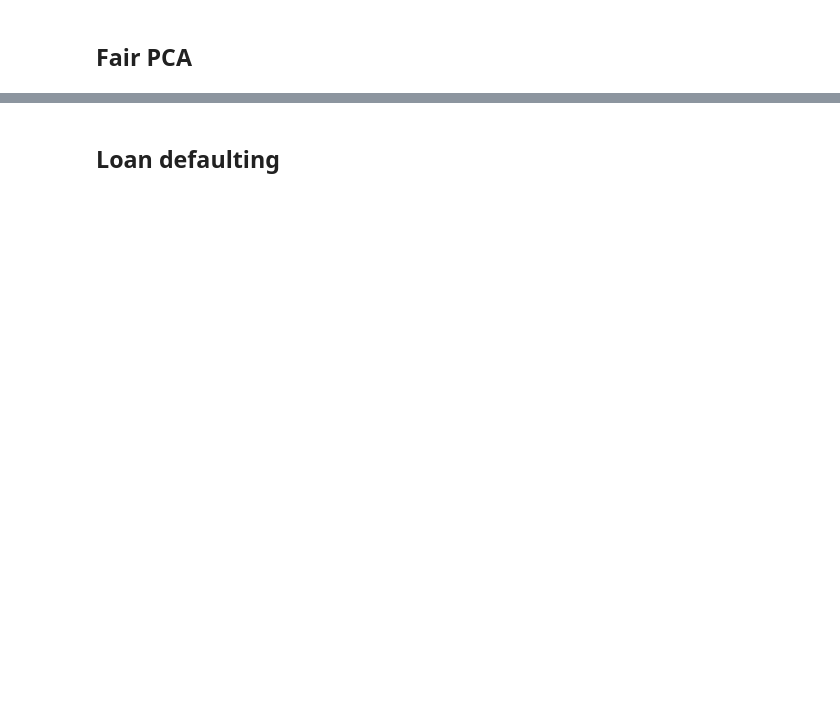
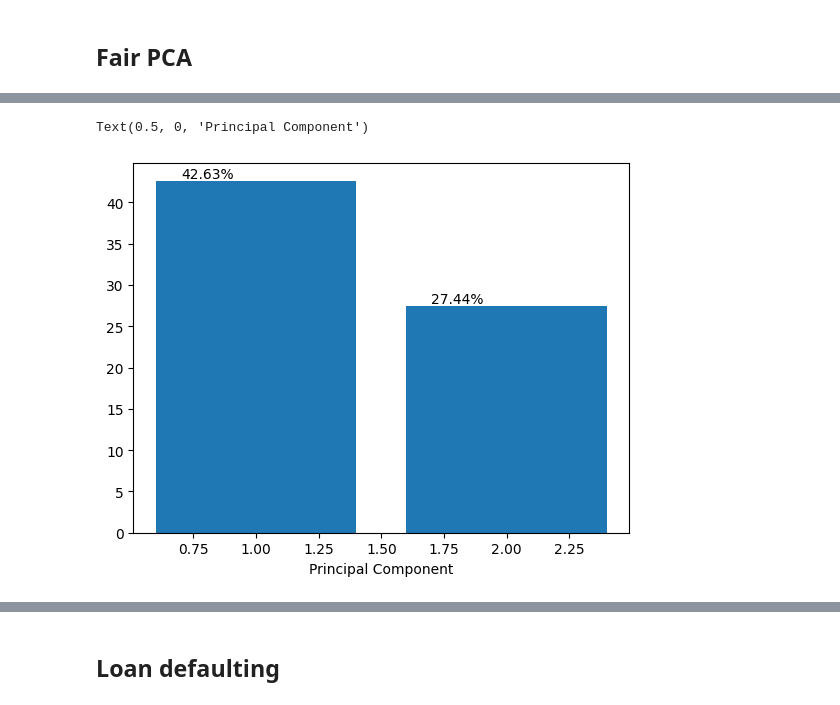
Before and after one commit to sebastianrohr/afae_assignment_2, a Jupyter notebook: exam/exam.ipynb, the cells around one changed output, grey strips where cells are left out. Cells and saved outputs as stored; diff of their text form; code cells hidden in the pictures; blank space fills up the shorter version.

```diff
--- a/exam/exam.ipynb
+++ b/exam/exam.ipynb
@@ -162,9 +203,9 @@ def calculate_balanced_accuracy_groups(y_true, y_pred, groups):
 dt = DecisionTreeClassifier(max_depth=4)
 
 # fit the model to the training data
-dt.fit(X_train, y_train)
+dt.fit(nonprotected, y_train)
 # evaluate the model on the test set
-y_pred = dt.predict(X_test)
+y_pred = dt.predict(nonprotected_test)
 metric_scores = calculate_metrics(y_test, y_pred)
 print("Balanced accuracy on test set:", metric_scores['accuracy'])
 print("Precision on test set:", metric_scores['precision'])
@@ -180,17 +231,17 @@ for key, value in fairness_metrics.items():
 # calculate uncertainty by bootstrapping
 n_bootstraps = 1000
 bootstrapped_scores = []
+interval = 0.95
 for i in range(n_bootstraps):
     # bootstrap by sampling with replacement on the prediction indices
     indices = np.random.randint(low=0, high=len(y_pred), size=len(y_pred))
     if len(np.unique(y_test[indices])) < 2:
         # We need at least one positive and one negative sample for ROC AUC
-        # to be defined: reject the sample
         continue
 
-    score = calculate_metrics(y_test[indices], y_pred[indices])['accuracy'] # accuracy
+    score = calculate_metrics(y_test[indices], y_pred[indices])['f1_score']
     bootstrapped_scores.append(score)
 
-print("Confidence interval for the accuracy score: [{:0.3f} - {:0.3}]".format(
-    np.percentile(bootstrapped_scores, 2.5),
-    np.percentile(bootstrapped_scores, 97.5)))
+print(f"Confidence interval for the f1_score [{interval}]:" + "[{:0.3f} - {:0.3}]".format(
+    np.percentile(bootstrapped_scores, ((1-interval)/2)*100),
+    np.percentile(bootstrapped_scores, (interval + (1-interval)/2)*100)))
@@ -206,0 +268,23 @@ print("Confidence interval for the accuracy score: [{:0.3f} - {:0.3}]".format(
+# %%
+# apply unfair PCA
+from sklearn.decomposition import PCA
+import matplotlib.pyplot as plt
+from sklearn.preprocessing import StandardScaler
+
+scaler = StandardScaler()
+# normalize column for number of priors, the others are one hot encoded
+non_protected_features_scaled = nonprotected.copy()
+non_protected_features_scaled = scaler.fit_transform(nonprotected)
+
+pca = PCA(n_components=len(features.columns)-4) # - protected features
+X_pca = pca.fit_transform(non_protected_features_scaled)
+
+# pca.explained_variance_ratio_
+# scree plot bar plot
+plt.bar(range(1,len(pca.explained_variance_ratio_)+1), pca.explained_variance_ratio_*100)
+for i in range(len(pca.explained_variance_ratio_)):
+    plt.text(i+0.7, pca.explained_variance_ratio_[i]*100+0.3, str(round(pca.explained_variance_ratio_[i]*100,2))+'%')
+plt.xlabel('Principal Component')
+# %% [output]
+Text(0.5, 0, 'Principal Component')
+[figure, added]
```
Also changed, not shown: parts of 50 cells of this notebook.
